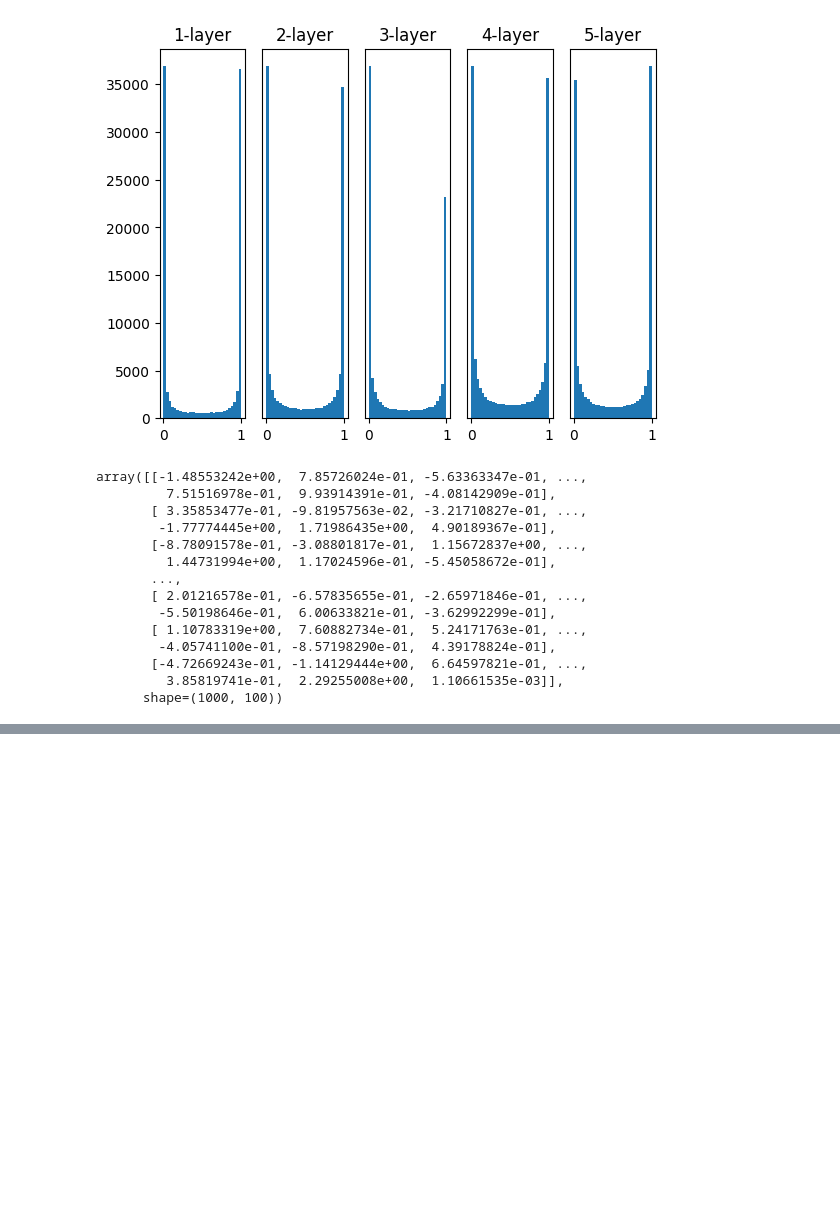
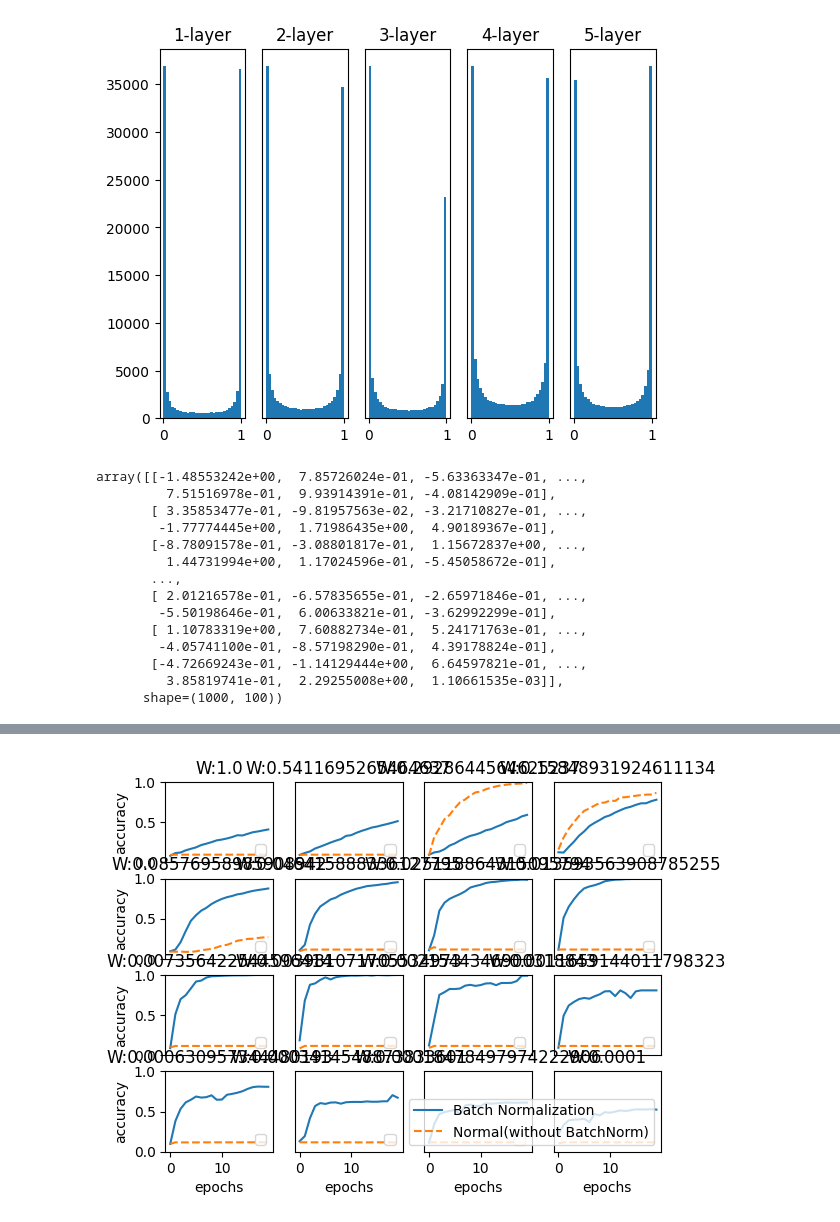
Before and after one commit to nampole/srcfromNampo, a Jupyter notebook: pythonCode/deepLearningfromScratchMaster/DeepLearningfromScratch.ipynb, the cells around one changed output, grey strips where cells are left out. Drawn from its saved outputs; the diff is of its cells as text; code cells hidden in the pictures; blank space fills up the shorter version.

```diff
--- a/pythonCode/deepLearningfromScratchMaster/DeepLearningfromScratch.ipynb
+++ b/pythonCode/deepLearningfromScratchMaster/DeepLearningfromScratch.ipynb
@@ -1920,3 +1920,96 @@ array([[-1.48553242e+00,  7.85726024e-01, -5.63363347e-01, ...,
        [-4.72669243e-01, -1.14129444e+00,  6.64597821e-01, ...,
          3.85819741e-01,  2.29255008e+00,  1.10661535e-03]],
       shape=(1000, 100))
+# %%
+# coding: utf-8
+# Batch Normalizationのテストコード
+# 1.重みの初期値を変えて学習してみる
+# 2.グラフの描画
+
+import sys, os
+sys.path.append(os.pardir)  # 親ディレクトリのファイルをインポートするための設定
+import numpy as np
+import matplotlib.pyplot as plt
+from dataset.mnist import load_mnist
+from common.multi_layer_net_extend import MultiLayerNetExtend
+from common.optimizer import SGD, Adam
+
+(x_train, t_train), (x_test, t_test) = load_mnist(normalize=True)
+
+# 学習データを削減
+x_train = x_train[:1000]
+t_train = t_train[:1000]
+
+max_epochs = 20
+train_size = x_train.shape[0]
+batch_size = 100
+learning_rate = 0.01
+
+
+def __train(weight_init_std):
+    bn_network = MultiLayerNetExtend(input_size=784, hidden_size_list=[100, 100, 100, 100, 100], output_size=10,
+                                    weight_init_std=weight_init_std, use_batchnorm=True)
+    network = MultiLayerNetExtend(input_size=784, hidden_size_list=[100, 100, 100, 100, 100], output_size=10,
+                                weight_init_std=weight_init_std)
+    optimizer = SGD(lr=learning_rate)
+
+    train_acc_list = []
+    bn_train_acc_list = []
+
+    iter_per_epoch = max(train_size / batch_size, 1)
+    epoch_cnt = 0
+
+    for i in range(1000000000):
+        batch_mask = np.random.choice(train_size, batch_size)
+        x_batch = x_train[batch_mask]
+        t_batch = t_train[batch_mask]
+
+        for _network in (bn_network, network):
+            grads = _network.gradient(x_batch, t_batch)
+            optimizer.update(_network.params, grads)
+
+        if i % iter_per_epoch == 0:
+            train_acc = network.accuracy(x_train, t_train)
+            bn_train_acc = bn_network.accuracy(x_train, t_train)
+            train_acc_list.append(train_acc)
+            bn_train_acc_list.append(bn_train_acc)
+
+            print("epoch:" + str(epoch_cnt) + " | " + str(train_acc) + " - " + str(bn_train_acc))
+
+            epoch_cnt += 1
+            if epoch_cnt >= max_epochs:
+                break
+
+    return train_acc_list, bn_train_acc_list
+
+
+# 3.グラフの描画==========
+weight_scale_list = np.logspace(0, -4, num=16)
+x = np.arange(max_epochs)
+
+for i, w in enumerate(weight_scale_list):
+    print( "============== " + str(i+1) + "/16" + " ==============")
+    train_acc_list, bn_train_acc_list = __train(w)
+
+    plt.subplot(4,4,i+1)
+    plt.title("W:" + str(w))
+    if i == 15:
+        plt.plot(x, bn_train_acc_list, label='Batch Normalization', markevery=2)
+        plt.plot(x, train_acc_list, linestyle = "--", label='Normal(without BatchNorm)', markevery=2)
+    else:
+        plt.plot(x, bn_train_acc_list, markevery=2)
+        plt.plot(x, train_acc_list, linestyle="--", markevery=2)
+
+    plt.ylim(0, 1.0)
+    if i % 4:
+        plt.yticks([])
+    else:
+        plt.ylabel("accuracy")
+    if i < 12:
+        plt.xticks([])
+    else:
+        plt.xlabel("epochs")
+    plt.legend(loc='lower right')
+
+plt.show()
+# %% [output]
@@ -1922,0 +2056 @@ array([[-1.48553242e+00,  7.85726024e-01, -5.63363347e-01, ...,
+[figure, added]
```
Also changed, not shown: parts of 3 cells of this notebook, 2 other files.
